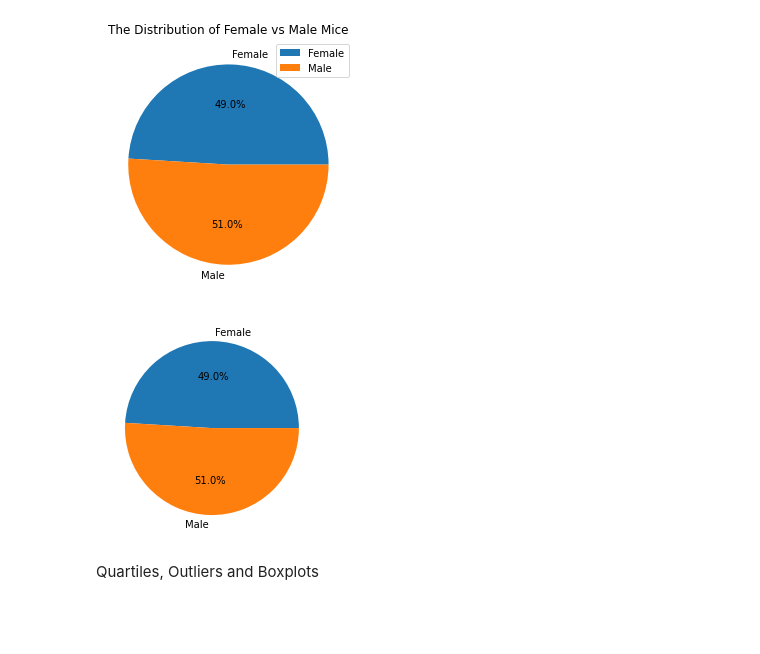
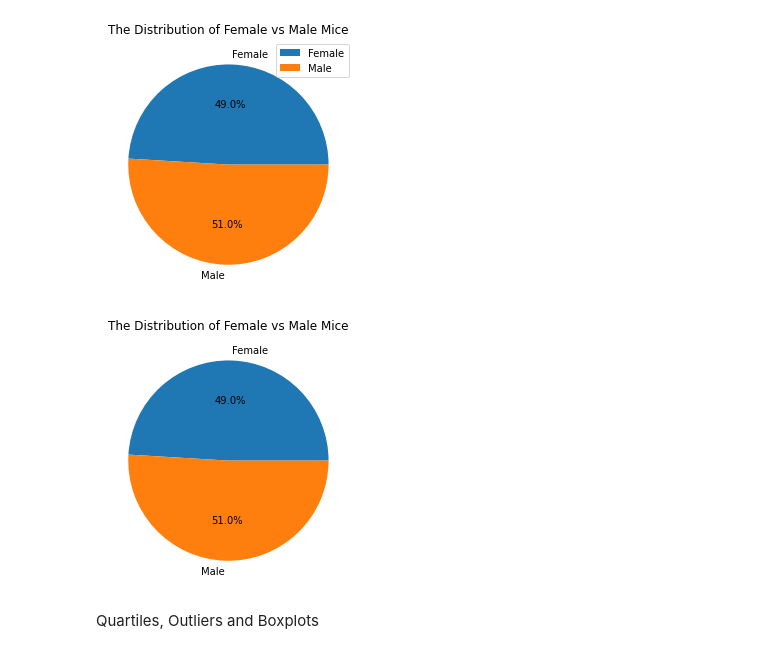
Before and after one commit to Alphaomegainfinity/matplotlib-challenge, a Jupyter notebook: Pymaceuticals/main.ipynb, the cells around one changed output. Saved outputs shown, nothing was run; the diff lists cells and outputs as text; code cells hidden in the pictures; blank space fills up the shorter version.

```diff
--- a/Pymaceuticals/main.ipynb
+++ b/Pymaceuticals/main.ipynb
@@ -217,15 +210,17 @@ plt.show()
 # %%
 # Generate a pie plot showing the distribution of female versus male mice using pyplot
 gender_mice_plt = clean_data.groupby(clean_data["Sex"]).count()
 gender_mice_plt = pd.DataFrame(gender_mice_plt, columns = ["Mouse ID"])
 gender_mice_plt = gender_mice_plt.reset_index()
 my_label = gender_mice_plt["Sex"]
 my_value = gender_mice_plt["Mouse ID"]
 plt.ylabel("")
 plt.pie(my_value, labels= my_label, autopct='%1.1f%%')
+plt.title ("The Distribution of Female vs Male Mice")
+plt.tight_layout()
 plt.show()
 # %% [output]
-[figure, old version]
+[figure, new version]
 # %% [markdown]
 Quartiles, Outliers and Boxplots
 # %%
```
Also changed, not shown: parts of 1 cell of this notebook.
